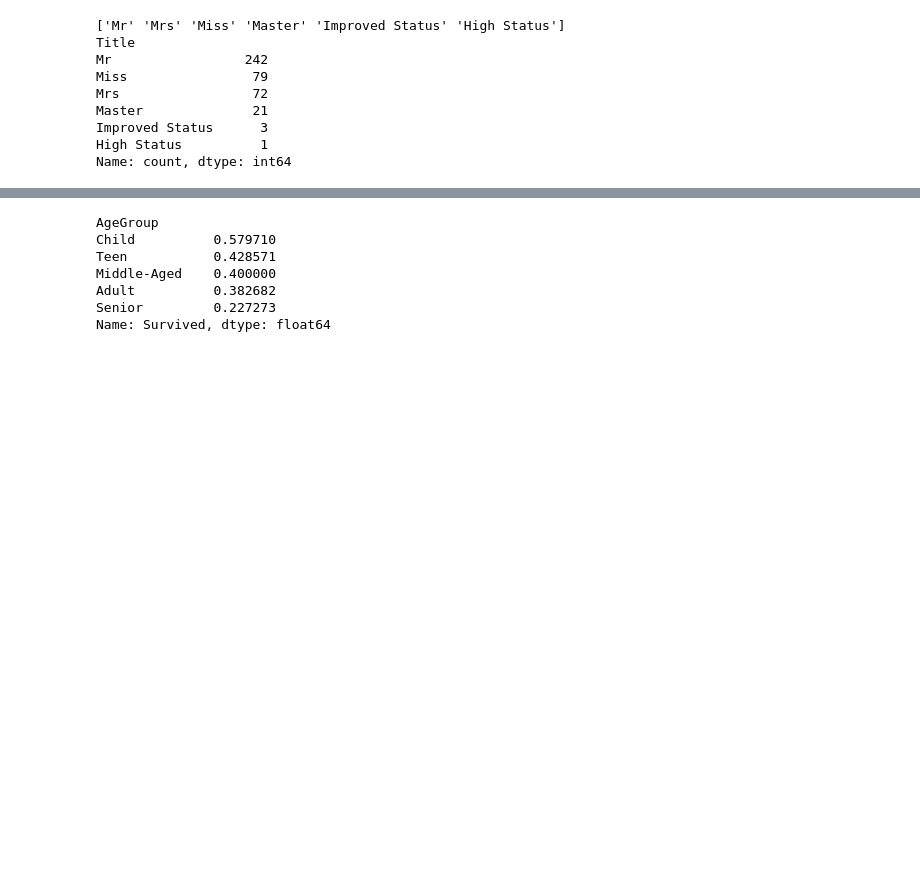
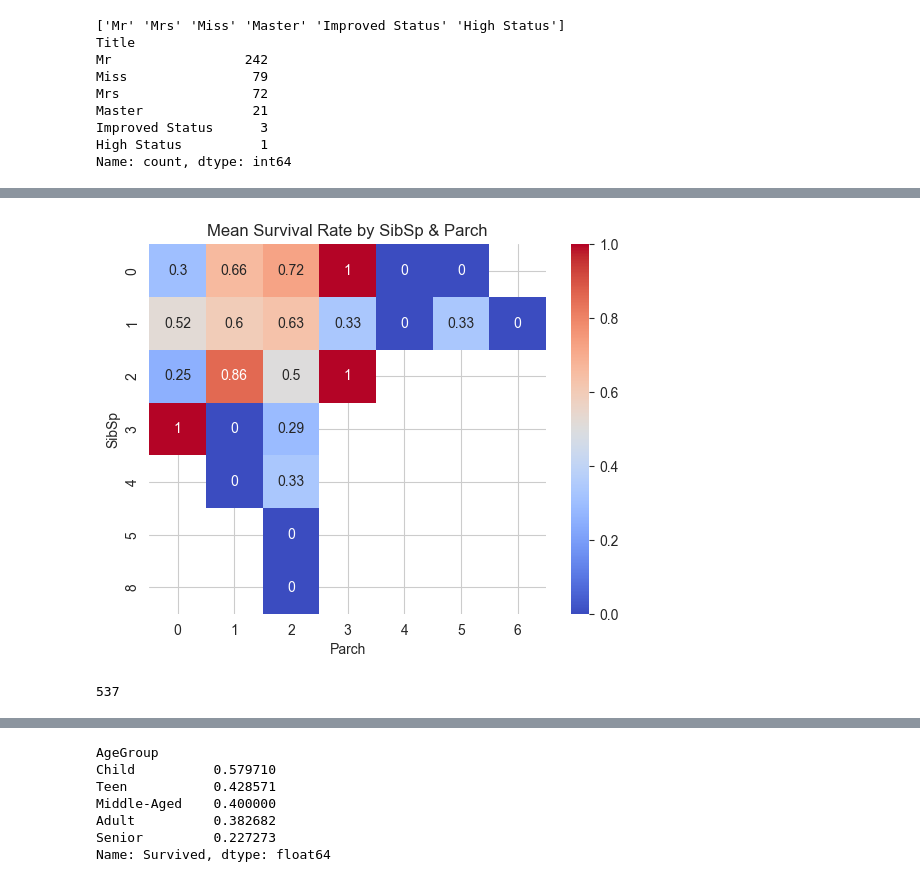
Before and after one commit to DavidLjungqvist/Solutions, a Jupyter notebook: 80_machinelearning/titanic_data_visualize.ipynb, the cells around one changed output, grey strips where cells are left out. Saved outputs shown, nothing was run; the diff lists cells and outputs as text; code cells hidden in the pictures; blank space fills up the shorter version.

```diff
--- a/80_machinelearning/titanic_data_visualize.ipynb
+++ b/80_machinelearning/titanic_data_visualize.ipynb
@@ -171,0 +196,17 @@ df["Gender_encoded"] = df["Sex"].map(gender_map)
+# %%
+pivot = df.pivot_table(
+    values="Survived",
+    index="SibSp",
+    columns="Parch",
+    aggfunc="mean"
+)
+
+sns.heatmap(pivot, annot=True, cmap="coolwarm")
+plt.title("Mean Survival Rate by SibSp & Parch")
+plt.show()
+# %% [output]
+[figure, added]
+# %%
+print(df[(df["Parch"] == 0) & (df["SibSp"] == 0)].shape[0])
+# %% [output]
+537
```
Also changed, not shown: parts of 8 cells of this notebook, 1 other file.
